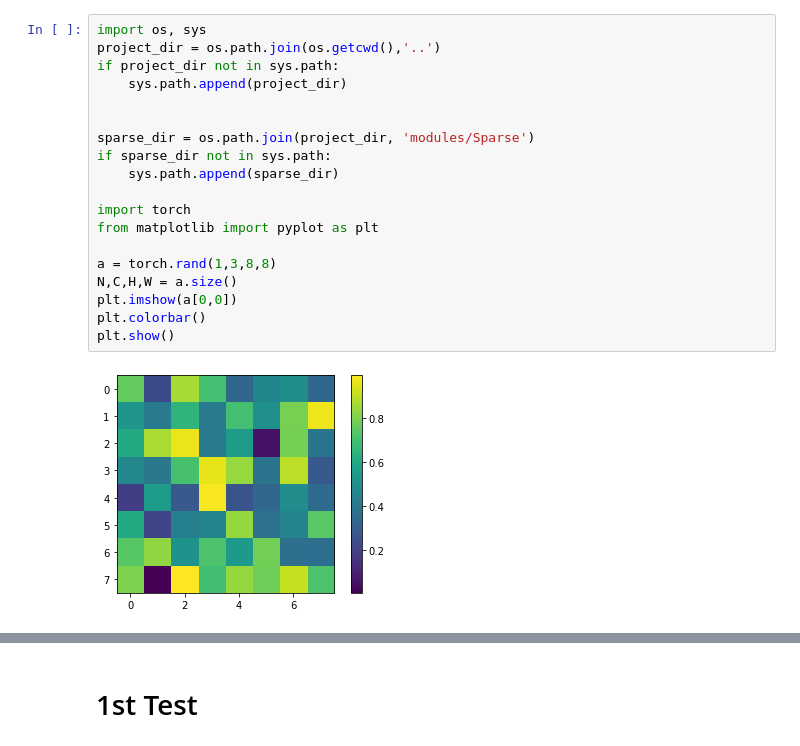
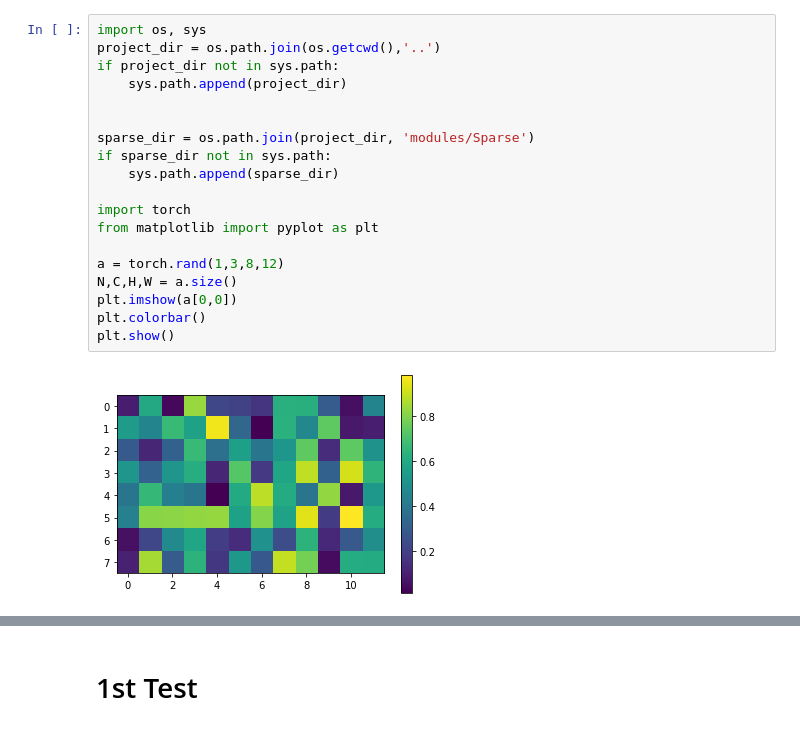
Before and after one commit to SolidusAbi/AttentionMap, a Jupyter notebook: notebooks/coordinateAttention.ipynb, the cells around one changed output, grey strips where cells are left out. Saved outputs shown, nothing was run; the diff lists cells and outputs as text.

```diff
--- a/notebooks/coordinateAttention.ipynb
+++ b/notebooks/coordinateAttention.ipynb
@@ -1,24 +1,24 @@
 # %%
 import os, sys
 project_dir = os.path.join(os.getcwd(),'..')
 if project_dir not in sys.path:
     sys.path.append(project_dir)
 
 
 sparse_dir = os.path.join(project_dir, 'modules/Sparse')
 if sparse_dir not in sys.path:
     sys.path.append(sparse_dir)
 
 import torch
 from matplotlib import pyplot as plt
 
-a = torch.rand(1,3,8,8)
+a = torch.rand(1,3,8,12)
 N,C,H,W = a.size()
 plt.imshow(a[0,0])
 plt.colorbar()
 plt.show()
 # %% [output]
-[figure, old version]
+[figure, new version]
 # %%
 from torch import nn
 conv_c = nn.Conv2d(C, 1, 1, bias=False)
```
Also changed, not shown: parts of 10 cells of this notebook, 3 other files.
